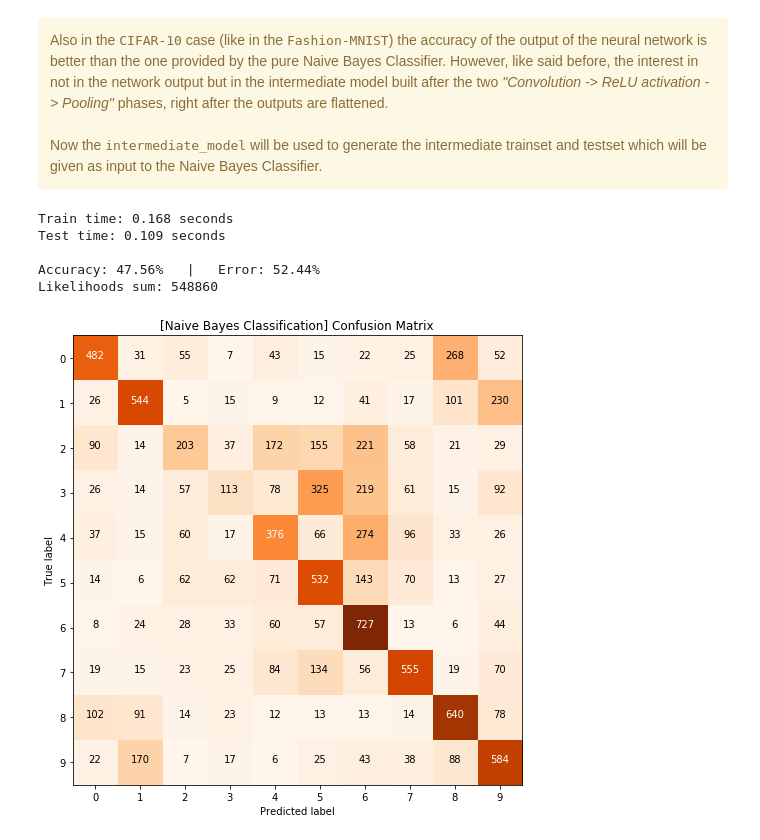
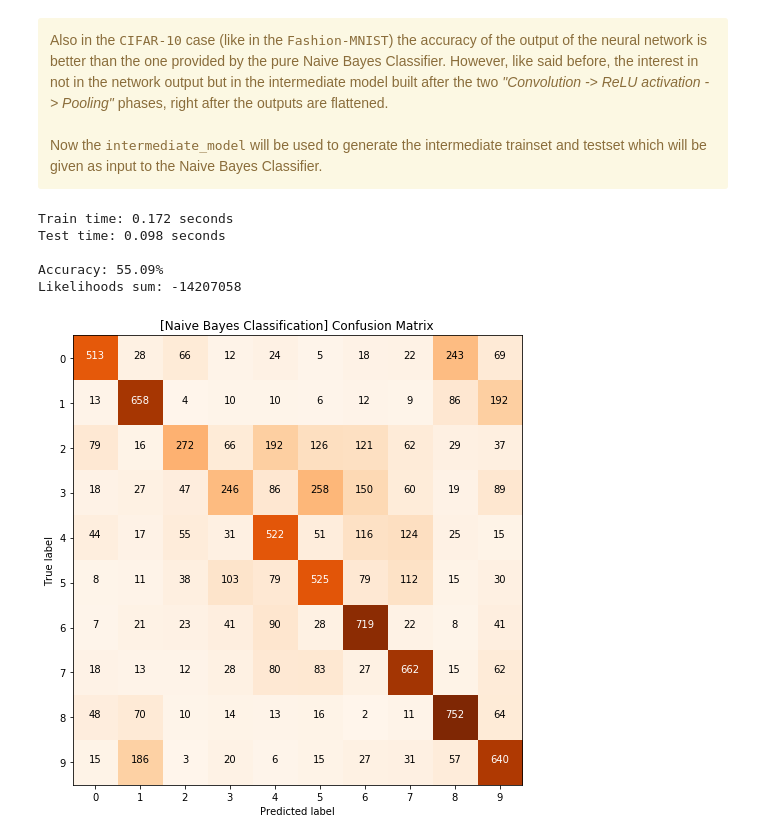
Before and after one commit to claudioscalzo/asi-challenge, a Jupyter notebook: asi_challenge_claudio_scalzo.ipynb, the cells around one changed output. Drawn from its saved outputs; the diff is of its cells as text; code cells hidden in the pictures.

```diff
--- a/asi_challenge_claudio_scalzo.ipynb
+++ b/asi_challenge_claudio_scalzo.ipynb
@@ -743,7 +743,8 @@ class LeNetCNN:
     def reshape(self, train, target, test, correct, num_classes, input_shape):
 
         # DESIRED INPUT SHAPE
-        h, w, c = input_shape
+        h, w, c = self.input_shape = input_shape
+        self.num_classes = num_classes
 
         # RESHAPE
         # Train set
@@ -761,7 +762,7 @@ class LeNetCNN:
 
         # MODEL CONSTRUCTION (LeNet architecture)
         model = Sequential()
-        model.add(Conv2D(32, kernel_size=(3, 3), activation='relu', input_shape=input_shape))
+        model.add(Conv2D(32, kernel_size=(3, 3), activation='relu', input_shape=self.input_shape))
         model.add(MaxPooling2D(pool_size=(2, 2)))
         model.add(Conv2D(64, kernel_size=(3, 3), activation='relu'))
         model.add(MaxPooling2D(pool_size=(2, 2)))
@@ -769,7 +770,7 @@ class LeNetCNN:
         model.add(Flatten())
         model.add(Dense(128, activation='relu', name="intermediate"))
         model.add(Dropout(0.5))
-        model.add(Dense(num_classes, activation='softmax'))
+        model.add(Dense(self.num_classes, activation='softmax'))
 
         # MODEL COMPILING
         model.compile(loss="categorical_crossentropy", optimizer="adadelta", metrics=['accuracy'])
@@ -859,21 +878,21 @@ Now the <tt>intermediate_model</tt> will be used to generate the intermediate tr
 # %%
 # EXTRACT THE MODEL OF THE INTERMEDIATE LAYER
 model_intermediate = Model(inputs=model.input, outputs=model.get_layer("intermediate").output)
 
 # PREDICT TO GET THE INTERMEDIATE TRAINSET AND TESTSET
 train_intermediate = model_intermediate.predict(train)
 test_intermediate = model_intermediate.predict(test)
 
 # CLASSIFY CIFAR
 classify(train = train_intermediate,
-         target = target,
+         target = cifarTarget,
          test = test_intermediate,
-         correct = correct,
+         correct = cifarCorrect,
          color = "Oranges")
 # %% [output]
-Train time: 0.168 seconds
-Test time: 0.109 seconds
+Train time: 0.172 seconds
+Test time: 0.098 seconds
 
-Accuracy: 47.56%   |   Error: 52.44%
-Likelihoods sum: 548860
+Accuracy: 55.09%
+Likelihoods sum: -14207058
-[figure, old version]
+[figure, new version]
```
Also changed, not shown: parts of 7 cells of this notebook.
